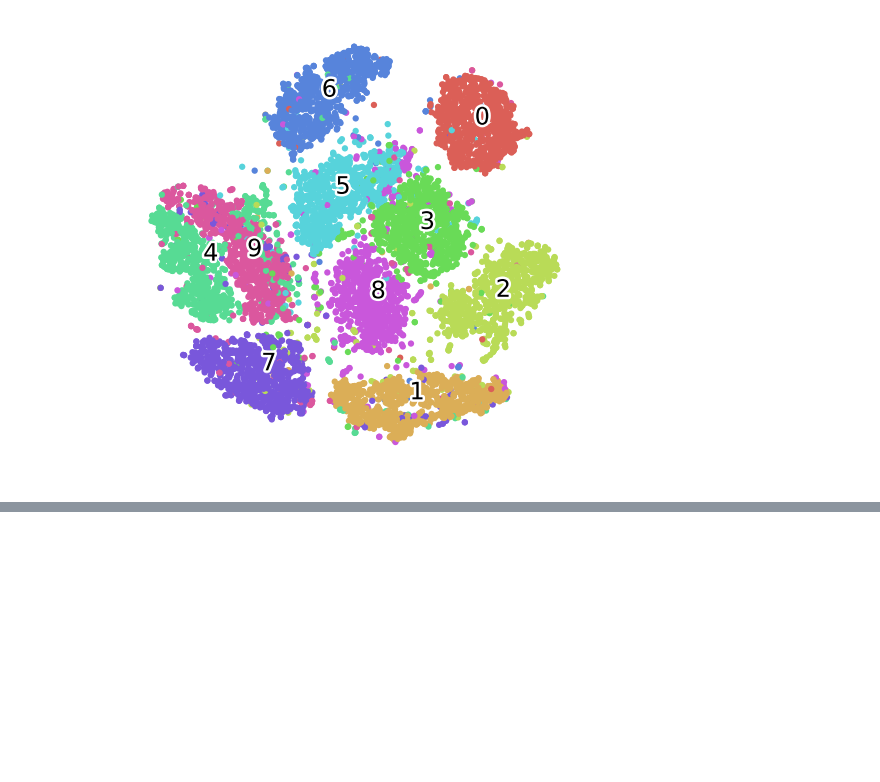
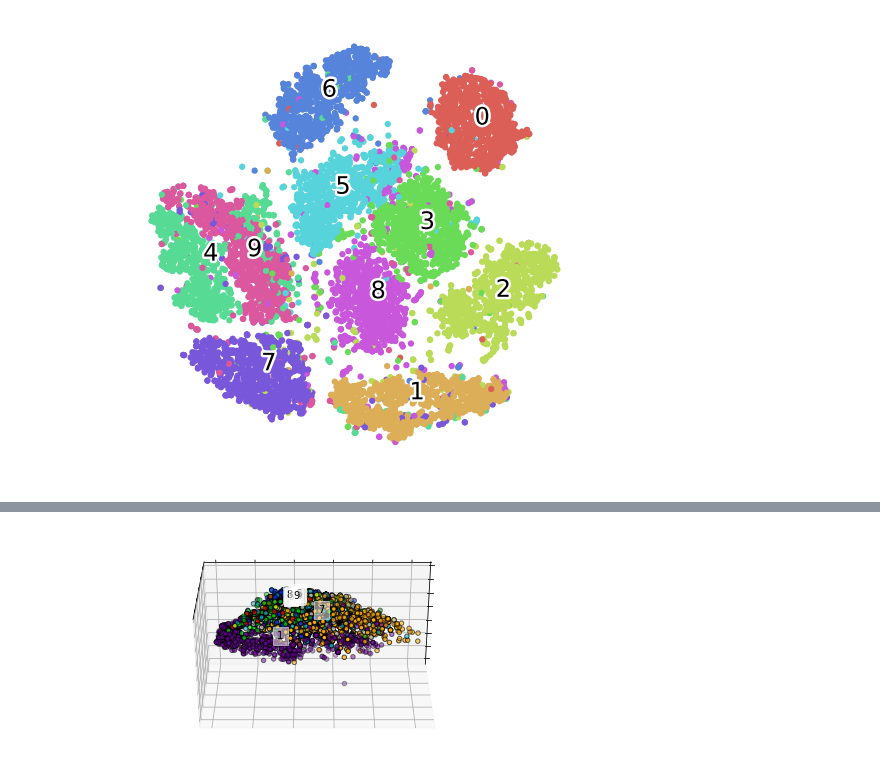
Before and after one commit to zifanw/tnn, a Jupyter notebook: project/Untitled1.ipynb, the cells around one changed output, grey strips where cells are left out. Saved outputs shown, nothing was run; the diff lists cells and outputs as text; code cells hidden in the pictures; blank space fills up the shorter version.

```diff
--- a/project/Untitled1.ipynb
+++ b/project/Untitled1.ipynb
@@ -134,0 +148,43 @@ fashion_scatter(fashion_tsne,high_y)
+# %%
+import numpy as np
+import matplotlib.pyplot as plt
+from mpl_toolkits.mplot3d import Axes3D
+
+
+from sklearn import decomposition
+from sklearn import datasets
+
+np.random.seed(5)
+
+centers = [[10, 0], [0, 0], [1, -1]]
+iris = datasets.load_iris()
+X = high_x
+y = high_y
+
+fig = plt.figure(1, figsize=(6, 3))
+plt.clf()
+ax = Axes3D(fig, rect=[0, 4, .95, 1], elev=120, azim=0)
+
+plt.cla()
+pca = decomposition.PCA(n_components=3)
+pca.fit(X)
+X = pca.transform(X)
+
+for name, label in [('0',0),('1',1),('2',2),('3',3),('4',5),('5',5),('6',6),('7',7),('8',8),('9',9),]:
+    ax.text3D(X[y == label, 0].mean(),
+              X[y == label, 1].mean(),
+              X[y == label, 2].mean(), name,
+              horizontalalignment='center',
+              bbox=dict(alpha=.5, edgecolor='w', facecolor='w'))
+# Reorder the labels to have colors matching the cluster results
+#y = np.choose(y, [1, 2, 0]).astype(np.float)
+ax.scatter(X[:, 0], X[:, 1], X[:, 2], c=y, cmap=plt.cm.nipy_spectral,
+           edgecolor='k')
+
+ax.w_xaxis.set_ticklabels([])
+ax.w_yaxis.set_ticklabels([])
+ax.w_zaxis.set_ticklabels([])
+
+plt.show()
+# %% [output]
+[figure, added]
```
Also changed, not shown: parts of 7 cells of this notebook, 12 other files.
